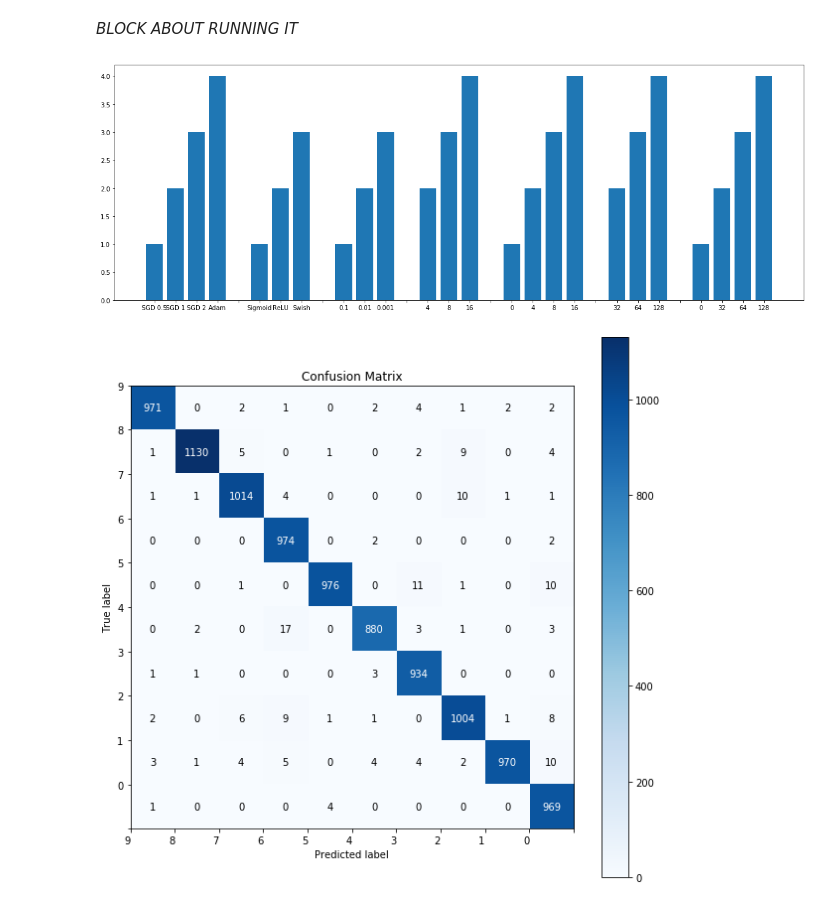
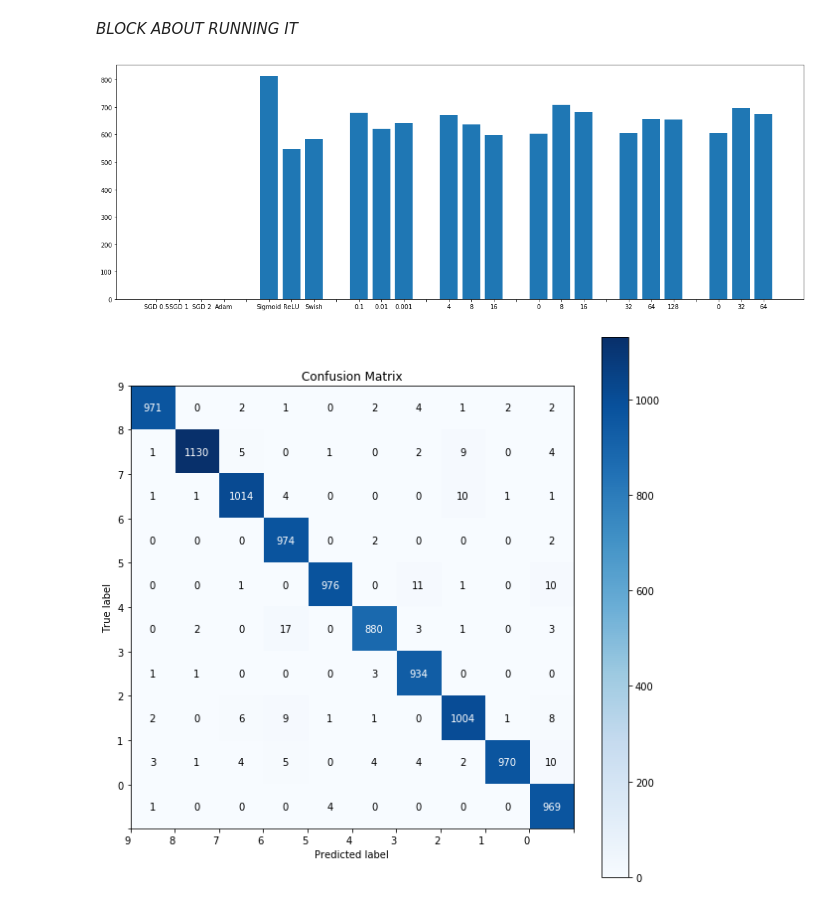
Before and after one commit to agroshar/DIT411-Introduction-to-AI, a Jupyter notebook: Project1-mikael.ipynb, the cells around one changed output. Drawn from its saved outputs; the diff is of its cells as text; code cells hidden in the pictures.

Commit message:
hyper param chart WIP

```diff
--- a/Project1-mikael.ipynb
+++ b/Project1-mikael.ipynb
@@ -373,76 +373,103 @@ KeyboardInterrupt:
 def plot_hyper_param_bars(hyper_parameters):
     foo = {
         "optimizers": {
-            "SGD 0.5": 1,
-            "SGD 1": 2,
-            "SGD 2": 3,
-            "Adam": 4
+            "SGD 0.5": [],
+            "SGD 1": [],
+            "SGD 2": [],
+            "Adam": []
         },
         "activation_functions": {
-            "Sigmoid": 1,
-            "ReLU": 2,
-            "Swish": 3
+            "Sigmoid": [],
+            "ReLU": [],
+            "Swish": []
         },
         "learning_rates": {
-            "0.1": 1,
-            "0.01": 2,
-            "0.001": 3
+            "0.1": [],
+            "0.01": [],
+            "0.001": []
         },
         "conv layer 1": {
-            "4": 2,
-            "8": 3,
-            "16": 4
+            "4": [],
+            "8": [],
+            "16": []
         },
         "conv layer 2": {
-            "0": 1,
-            "4": 2,
-            "8": 3,
-            "16": 4
+            "0": [],
+            "8": [],
+            "16": []
         },
         "hidden layer 1": {
-            "32": 2,
-            "64": 3,
-            "128": 4
+            "32": [],
+            "64": [],
+            "128": []
         },
         "hidden layer 2": {
-            "0": 1,
-            "32": 2,
-            "64": 3,
-            "128": 4
+            "0": [],
+            "32": [],
+            "64": []
         }
     }
+    #return {
+    #    'conv_layers': conv_layers,
+    #    'regular_layers': regular_layers,
+    #    'activation_function': act_fun,
+    #    'optimizer': optimizer,
+    #    'criterion': criterion,
+    #    'learning_rate': learning_rate,
+    #    'momentum': momentum
+    #}
+    for i, params in enumerate(hyper_parameters):
+        foo['learning_rates'][str(params['learning_rate'])].append(i)
+        foo['activation_functions'][params['activation_function']].append(i)
+        foo['conv layer 1'][str(params['conv_layers'][0]['out_channels'])].append(i)
+        foo['hidden layer 1'][str(params['regular_layers'][1])].append(i)
+
+        if len(params['conv_layers']) == 2:
+            nr_channels_second_layer = params['conv_layers'][1]['out_channels']
+        else:
+            nr_channels_second_layer = 0
+
+        if len(params['regular_layers']) == 4:
+            nr_nodes_second_layer = params['regular_layers'][2]
+        else:
+            nr_nodes_second_layer = 0
+
+        foo['conv layer 2'][str(nr_channels_second_layer)].append(i)
+        foo['hidden layer 2'][str(nr_nodes_second_layer)].append(i)
 
     labels = []
     data = []
     xdata = []
 
     xpos = 0
     xspacing = 5
     for _, group in foo.items():
         for key, value in group.items():
             xpos += xspacing
             xdata.append(xpos)
             labels.append(key)
             data.append(value)
         xpos += xspacing
         xdata.append(xpos)
-        data.append(0)
+        data.append([])
         labels.append(' ')
     xdata.pop()
     data.pop()
     labels.pop()
+
+    data = [sum(values) / max(len(values), 1) for values in data]
 
 
     fig=plt.figure(figsize=(20, 7))
     s = plt.subplot(1,1,1)
     s.set_xticks(xdata)
     s.set_xticklabels(labels)
     plt.bar(xdata, data, 4)
 
-load
-plot_hyper_param_bars([])
+
+plot_hyper_param_bars([p for (_, p) in read_json("one_epoch_models.json")])
 # %% [output]
-[figure, old version]
+[figure, new version]
 # %%
 def plot_confusion_matrix(y_true, y_pred, classes, title='Confusion Matrix', cmap=plt.cm.Blues):
 
```
Also changed, not shown: parts of 1 cell of this notebook.
